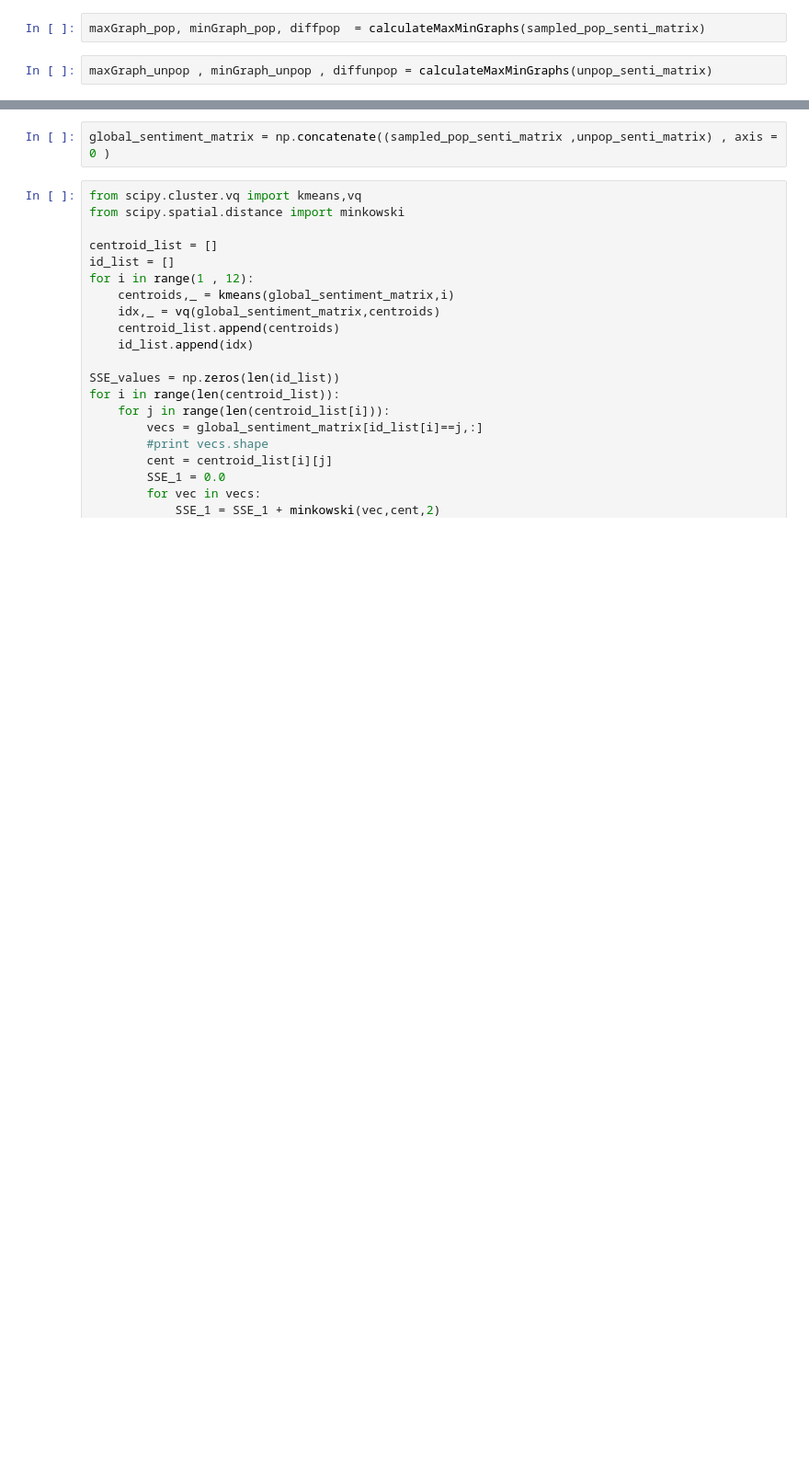
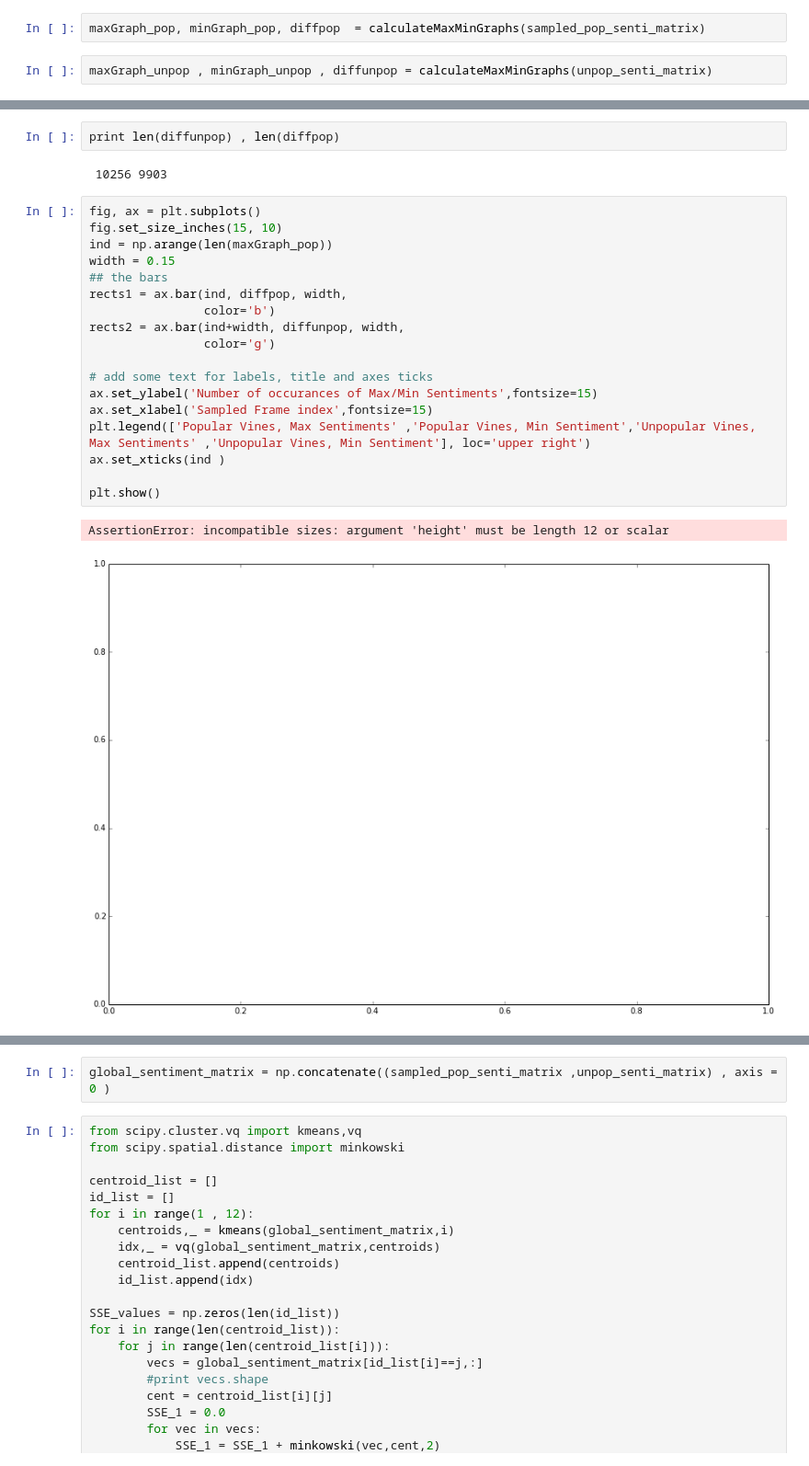
Before and after one commit to sagarjoglekar/vineCrawl, a Jupyter notebook: notebooks/unpopularVineSentiTrends.ipynb, the cells around one changed output, grey strips where cells are left out. Shown at 92% size. Saved outputs shown, nothing was run; the diff lists cells and outputs as text; blank space fills up the shorter version.

```diff
--- a/notebooks/unpopularVineSentiTrends.ipynb
+++ b/notebooks/unpopularVineSentiTrends.ipynb
@@ -498,3 +516,28 @@ plt.show()
+# %%
+print len(diffunpop) , len(diffpop)
+# %% [output]
+ 10256 9903
+# %%
+fig, ax = plt.subplots()
+fig.set_size_inches(15, 10)
+ind = np.arange(len(maxGraph_pop))
+width = 0.15
+## the bars
+rects1 = ax.bar(ind, diffpop, width,
+                color='b')
+rects2 = ax.bar(ind+width, diffunpop, width,
+                color='g')
+
+# add some text for labels, title and axes ticks
+ax.set_ylabel('Number of occurances of Max/Min Sentiments',fontsize=15)
+ax.set_xlabel('Sampled Frame index',fontsize=15)
+plt.legend(['Popular Vines, Max Sentiments' ,'Popular Vines, Min Sentiment','Unpopular Vines, Max Sentiments' ,'Unpopular Vines, Min Sentiment'], loc='upper right')
+ax.set_xticks(ind )
+
+plt.show()
+# %% [output]
+AssertionError: incompatible sizes: argument 'height' must be length 12 or scalar
+[figure, added]
 # %%
 fig, ax = plt.subplots()
 fig.set_size_inches(15, 10)
```
Also changed, not shown: parts of 10 cells of this notebook, 3 other files.
